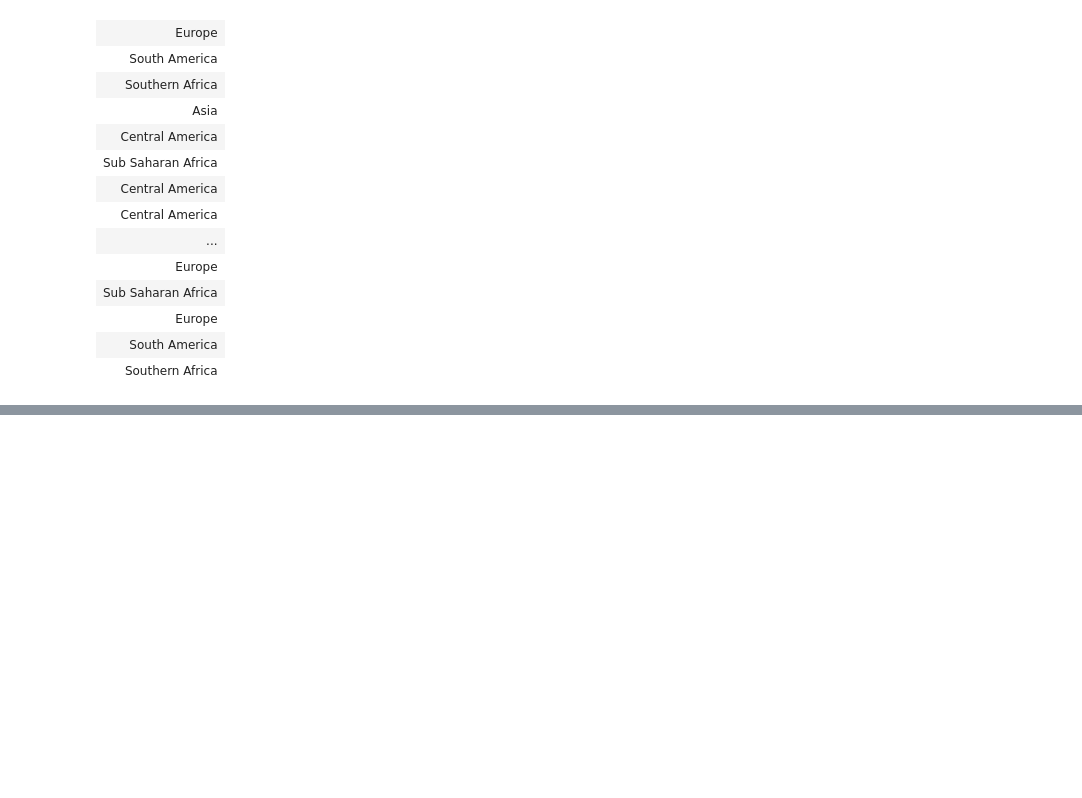
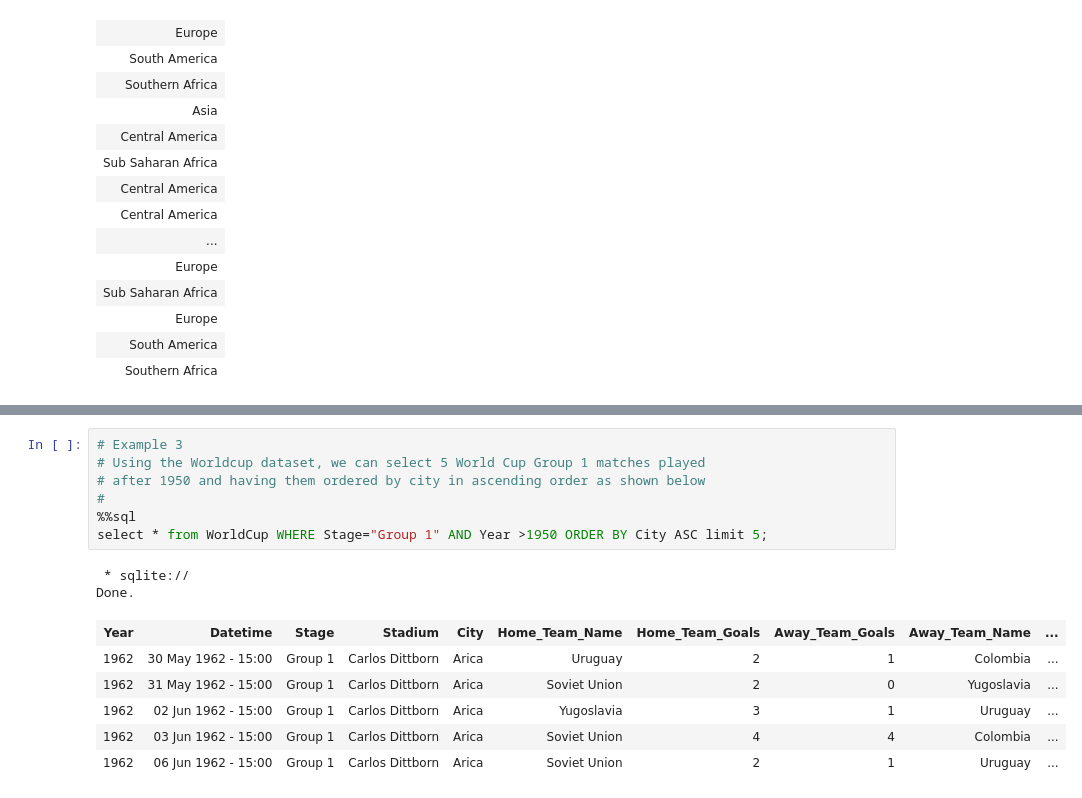
Before and after one commit to ibrahimabdike/sqlwork, a Jupyter notebook: selecting_and_retreiving_data_sql.ipynb, the cells around one changed output, grey strips where cells are left out. Cells and saved outputs as stored; diff of their text form; blank space fills up the shorter version.

```diff
--- a/selecting_and_retreiving_data_sql.ipynb
+++ b/selecting_and_retreiving_data_sql.ipynb
@@ -137,0 +325,16 @@ select Country from interpol WHERE Region='Northern Africa' AND PossibleHostedFu
+# %%
+# Example 3
+# Using the Worldcup dataset, we can select 5 World Cup Group 1 matches played
+# after 1950 and having them ordered by city in ascending order as shown below
+#
+%%sql
+select * from WorldCup WHERE Stage="Group 1" AND Year >1950 ORDER BY City ASC limit 5;
+# %% [output]
+ * sqlite://
+Done.
+| Year | Datetime | Stage | Stadium | City | Home_Team_Name | Home_Team_Goals | Away_Team_Goals | Away_Team_Name | ... |
+| 1962 | 30 May 1962 - 15:00 | Group 1 | Carlos Dittborn | Arica | Uruguay | 2 | 1 | Colombia | ... |
+| 1962 | 31 May 1962 - 15:00 | Group 1 | Carlos Dittborn | Arica | Soviet Union | 2 | 0 | Yugoslavia | ... |
+| 1962 | 02 Jun 1962 - 15:00 | Group 1 | Carlos Dittborn | Arica | Yugoslavia | 3 | 1 | Uruguay | ... |
+| 1962 | 03 Jun 1962 - 15:00 | Group 1 | Carlos Dittborn | Arica | Soviet Union | 4 | 4 | Colombia | ... |
+| 1962 | 06 Jun 1962 - 15:00 | Group 1 | Carlos Dittborn | Arica | Soviet Union | 2 | 1 | Uruguay | ... |
```
Also changed, not shown: parts of 19 cells of this notebook.
